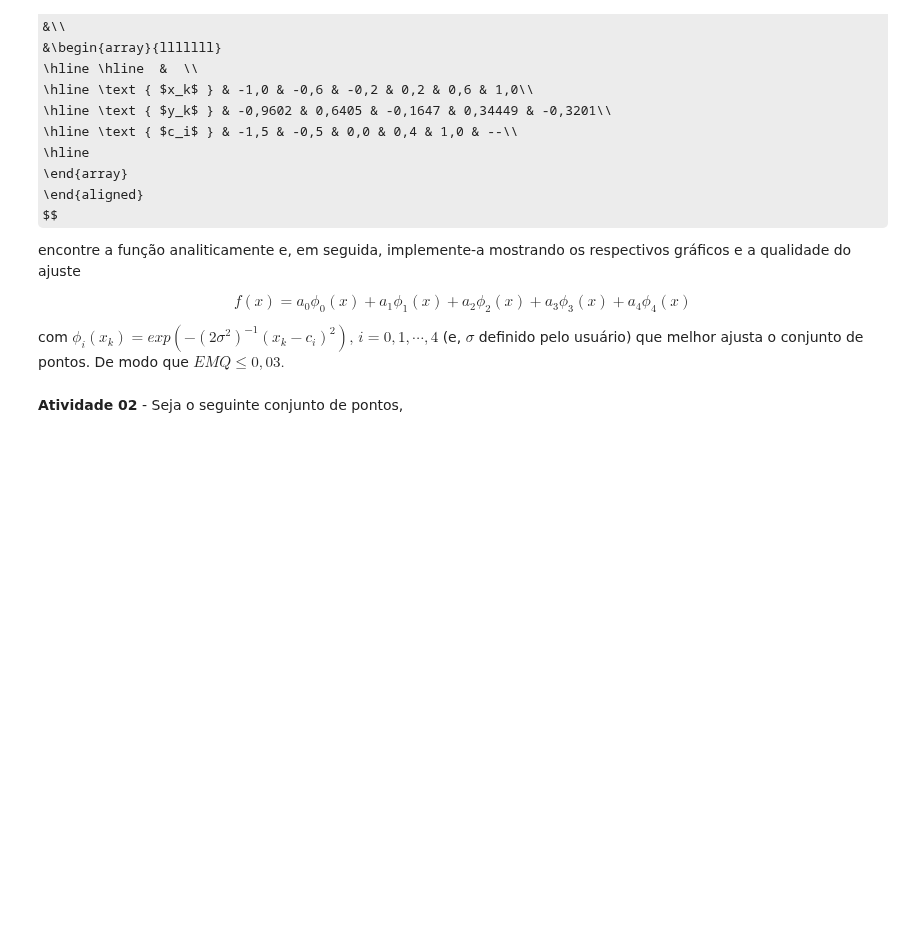
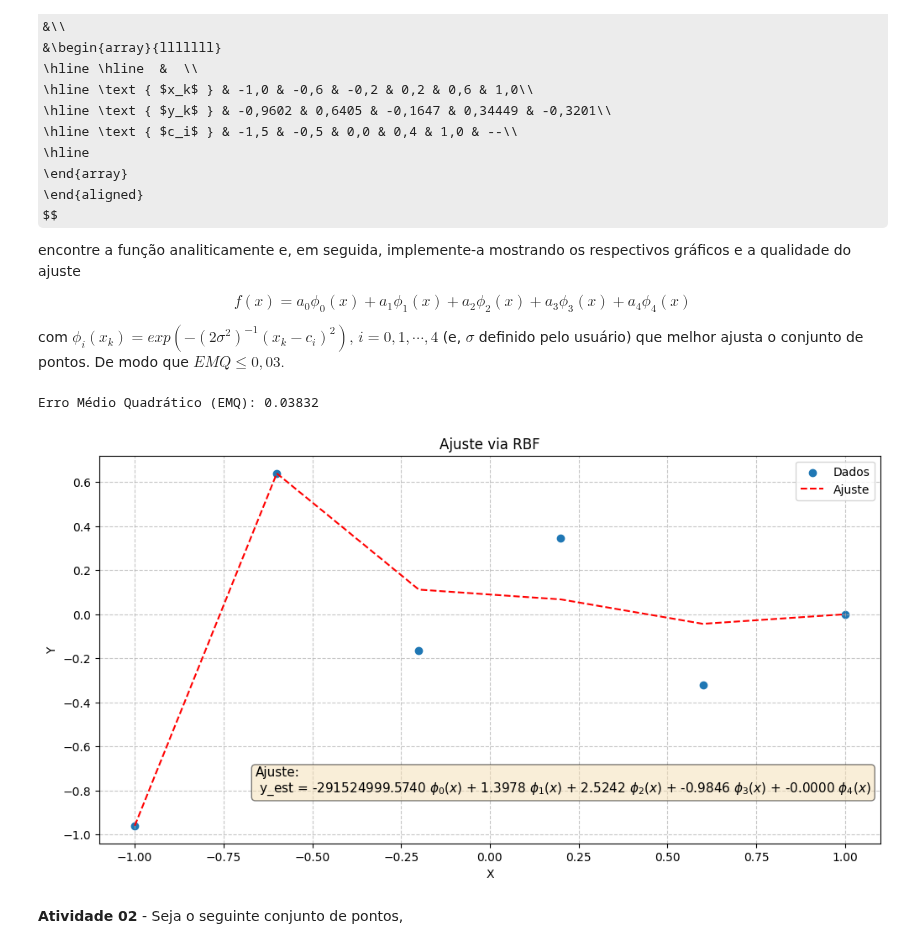
Before and after one commit to DanielMedeiros1/LAB-CN, a Jupyter notebook: Lab_04.ipynb, the cells around one changed output. Saved outputs shown, nothing was run; the diff lists cells and outputs as text; code cells hidden in the pictures; some formulas as TeX source; blank space fills up the shorter version.

```diff
--- a/Lab_04.ipynb
+++ b/Lab_04.ipynb
@@ -152,6 +152,47 @@ f(x) = a_0 \phi_0(x) + a_1 \phi_1(x) + a_2 \phi_2(x) + a_3 \phi_3(x) + a_4 \phi_
 \end{equation*}
 
 com $\phi_i(x_k) = exp\left ( -\left ( 2\sigma^2 \right )^{-1}\left ( x_k - c_i \right )^2 \right ),\,i = 0,1,\cdots, 4$ (e, $\sigma$ definido pelo usuário) que melhor ajusta o conjunto de pontos. De modo que $EMQ \leq 0,03.$
+# %%
+import numpy as np
+import numpy.linalg as la
+import matplotlib.pyplot as plt
+
+sigma = 0.08
+x = np.array([-1.0, -0.6, -0.2, 0.2, 0.6, 1.0])
+y = np.array([-0.9602, 0.6405, -0.1647, 0.34449, -0.3201, 0.0])
+c = np.array([-1.5, -0.5, 0.0, 0.4, 1.0])
+phi = np.zeros(shape=(len(x), len(c)))
+
+
+for k in range(len(x)):
+    for i in range(len(c)):
+        phi[k, i] = np.exp(-(1 / (2 * sigma**2)) * (x[k] - c[i])**2)
+
+w = np.dot(la.pinv(phi), y)
+y_est = phi @ w
+
+EMQ = (1 / len(x)) * (sum((y - y_est) ** 2))
+print(f"Erro Médio Quadrático (EMQ): {EMQ:.5f}")
+
+plt.figure(figsize=(12, 6))
+plt.scatter(x, y, label='Dados')
+plt.plot(x, y_est, "--r", label='Ajuste')
+
+fit_label = 'Ajuste:\n y_est = %.4f $\\phi_0(x)$ + %.4f $\\phi_1(x)$ + %.4f $\\phi_2(x)$ + %.4f $\\phi_3(x)$ + %.4f $\\phi_4(x)$' % (
+    w[0].item(), w[1].item(), w[2].item(), w[3].item(), w[4].item())
+plt.text(0.2, 0.2, fit_label, transform=plt.gca().transAxes,
+         fontsize=11, verticalalignment='top',
+         bbox=dict(boxstyle="round", facecolor='wheat', alpha=0.5))
+
+plt.xlabel("X")
+plt.ylabel("Y")
+plt.title("Ajuste via RBF")
+plt.grid(True, linestyle="--", alpha=0.7)
+plt.legend()
+plt.show()
+# %% [output]
+Erro Médio Quadrático (EMQ): 0.03832
+[figure, added]
 # %% [markdown]
 **Atividade 02** - Seja o seguinte conjunto de pontos,
 # %%
```
Also changed, not shown: parts of 4 cells of this notebook.
